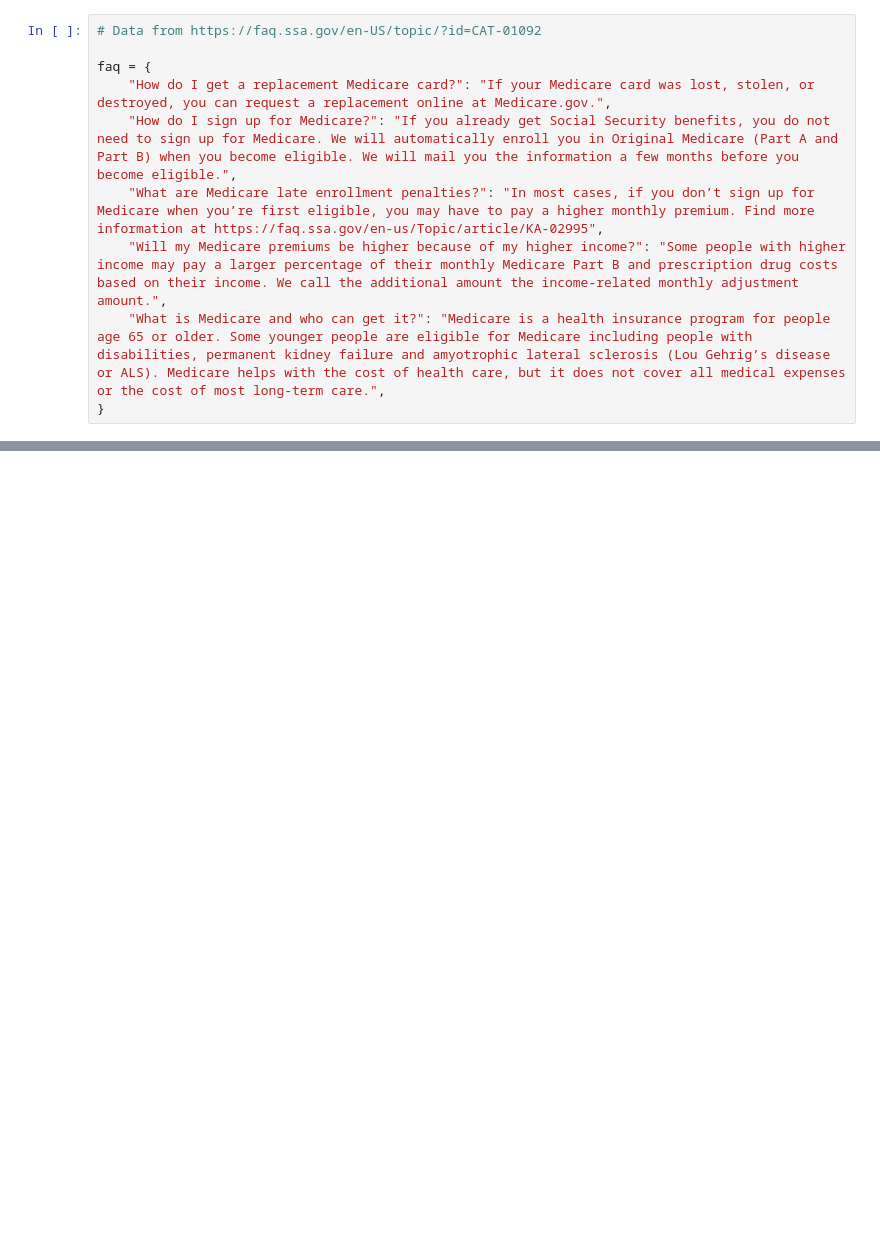
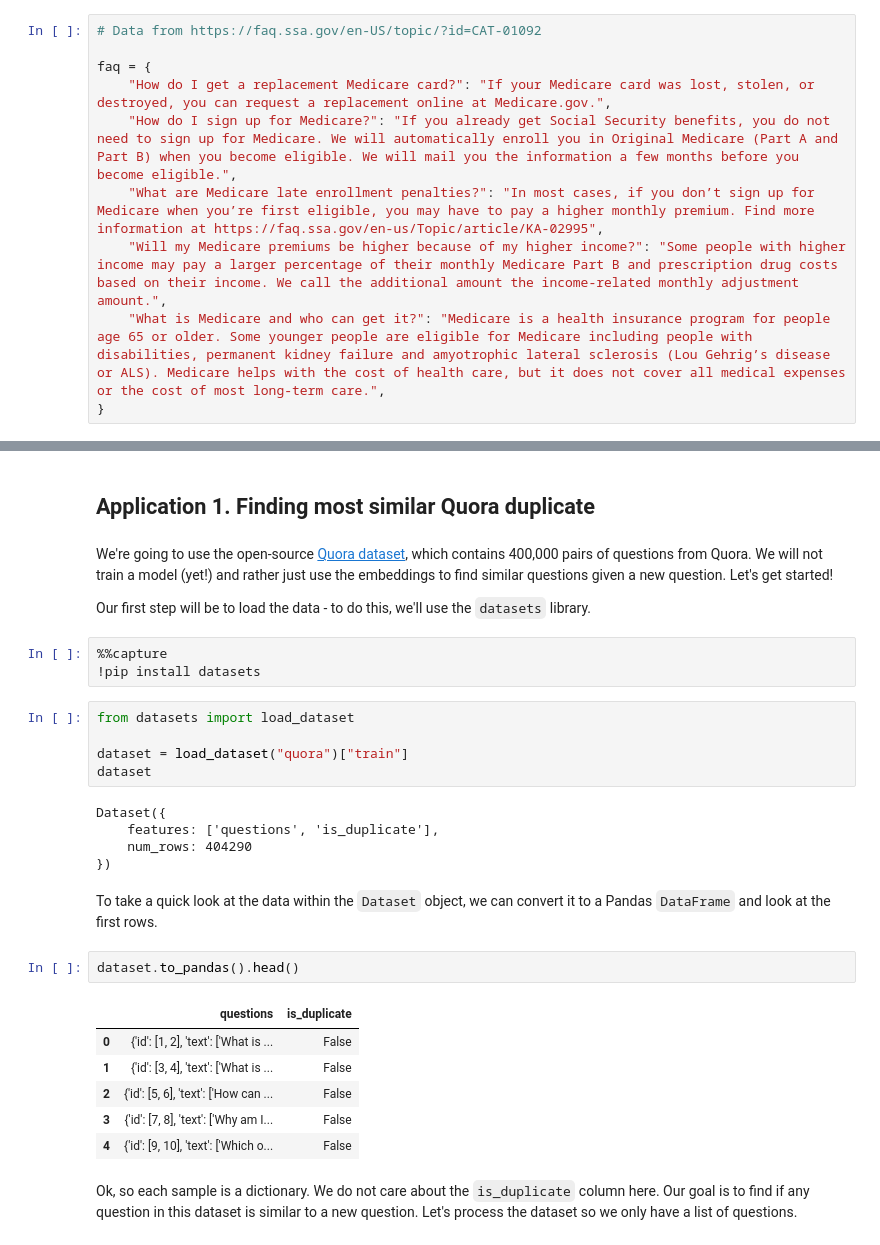
Before and after one commit to osanseviero/hackerllama, a Jupyter notebook: nbs/blog/posts/sentence_embeddings/index.ipynb, the cells around one changed output, grey strips where cells are left out. Cells and saved outputs as stored; diff of their text form; blank space fills up the shorter version.

```diff
--- a/nbs/blog/posts/sentence_embeddings/index.ipynb
+++ b/nbs/blog/posts/sentence_embeddings/index.ipynb
@@ -188,0 +622,32 @@ tensor([ 6.7657e-02,  6.3496e-02,  4.8713e-02,  7.9305e-02,  3.7448e-02,
+# %% [markdown]
+## Application 1. Finding most similar Quora duplicate
+# %% [markdown]
+We're going to use the open-source [Quora dataset](https://huggingface.co/datasets/quora), which contains 400,000 pairs of questions from Quora. We will not train a model (yet!) and rather just use the embeddings to find similar questions given a new question. Let's get started!
+
+Our first step will be to load the data - to do this, we'll use the `datasets` library.
+# %%
+%%capture
+!pip install datasets
+# %%
+from datasets import load_dataset
+
+dataset = load_dataset("quora")["train"]
+dataset
+# %% [output]
+Dataset({
+    features: ['questions', 'is_duplicate'],
+    num_rows: 404290
+})
+# %% [markdown]
+To take a quick look at the data within the `Dataset` object, we can convert it to a Pandas `DataFrame` and look at the first rows.
+# %%
+dataset.to_pandas().head()
+# %% [output]
+|  | questions | is_duplicate |
+| 0 | {'id': [1, 2], 'text': ['What is ... | False |
+| 1 | {'id': [3, 4], 'text': ['What is ... | False |
+| 2 | {'id': [5, 6], 'text': ['How can ... | False |
+| 3 | {'id': [7, 8], 'text': ['Why am I... | False |
+| 4 | {'id': [9, 10], 'text': ['Which o... | False |
+# %% [markdown]
+Ok, so each sample is a dictionary. We do not care about the `is_duplicate` column here. Our goal is to find if any question in this dataset is similar to a new question. Let's process the dataset so we only have a list of questions.
```
Also changed, not shown: parts of 159 cells of this notebook, 6 other files.
